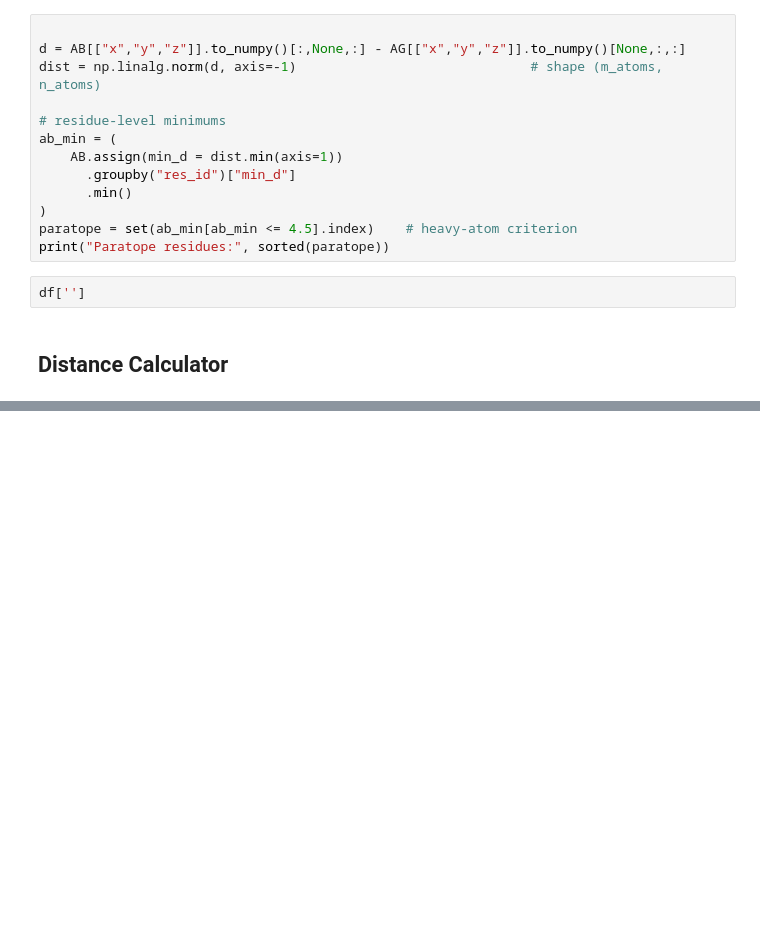
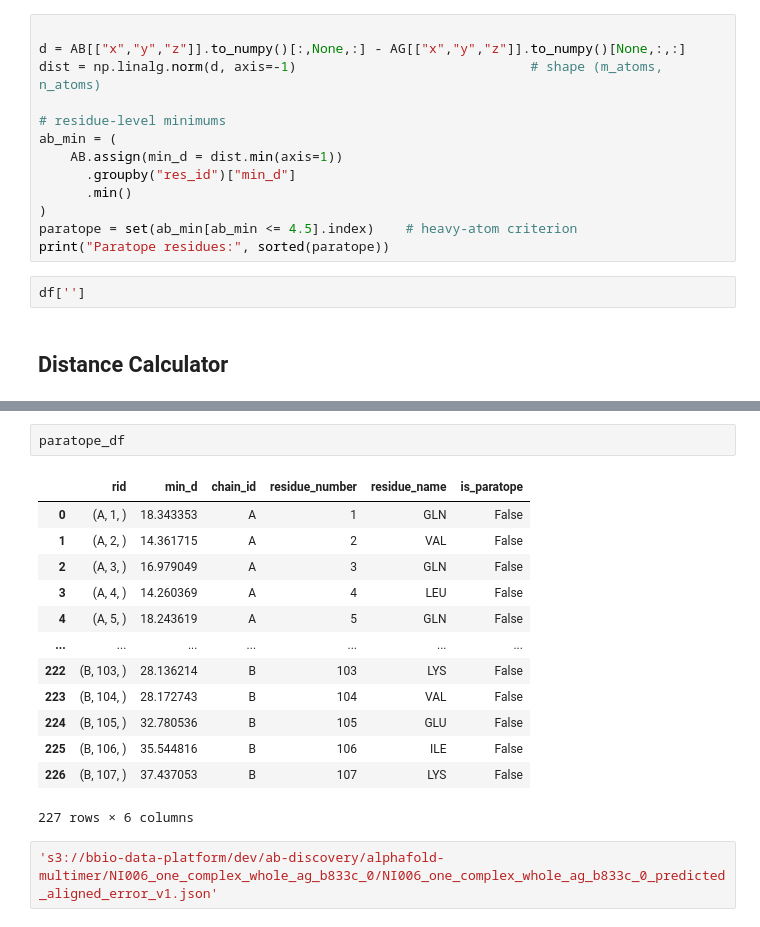
Before and after one commit to jonchengbb/ab_discovery_sandbox, a Jupyter notebook: 2025-06-30_parse_json.ipynb, the cells around one changed output, grey strips where cells are left out. Saved outputs shown, nothing was run; the diff lists cells and outputs as text; blank space fills up the shorter version.

```diff
--- a/2025-06-30_parse_json.ipynb
+++ b/2025-06-30_parse_json.ipynb
@@ -538,0 +468,18 @@ np.float64(62.46663910440517)
+# %%
+paratope_df
+# %% [output]
+|  | rid | min_d | chain_id | residue_number | residue_name | is_paratope |
+| 0 | (A, 1, ) | 18.343353 | A | 1 | GLN | False |
+| 1 | (A, 2, ) | 14.361715 | A | 2 | VAL | False |
+| 2 | (A, 3, ) | 16.979049 | A | 3 | GLN | False |
+| 3 | (A, 4, ) | 14.260369 | A | 4 | LEU | False |
+| 4 | (A, 5, ) | 18.243619 | A | 5 | GLN | False |
+| ... | ... | ... | ... | ... | ... | ... |
+| 222 | (B, 103, ) | 28.136214 | B | 103 | LYS | False |
+| 223 | (B, 104, ) | 28.172743 | B | 104 | VAL | False |
+| 224 | (B, 105, ) | 32.780536 | B | 105 | GLU | False |
+| 225 | (B, 106, ) | 35.544816 | B | 106 | ILE | False |
+| 226 | (B, 107, ) | 37.437053 | B | 107 | LYS | False |
+227 rows × 6 columns
+# %%
+'s3://bbio-data-platform/dev/ab-discovery/alphafold-multimer/NI006_one_complex_whole_ag_b833c_0/NI006_one_complex_whole_ag_b833c_0_predicted_aligned_error_v1.json'
```
Also changed, not shown: parts of 57 cells of this notebook.
